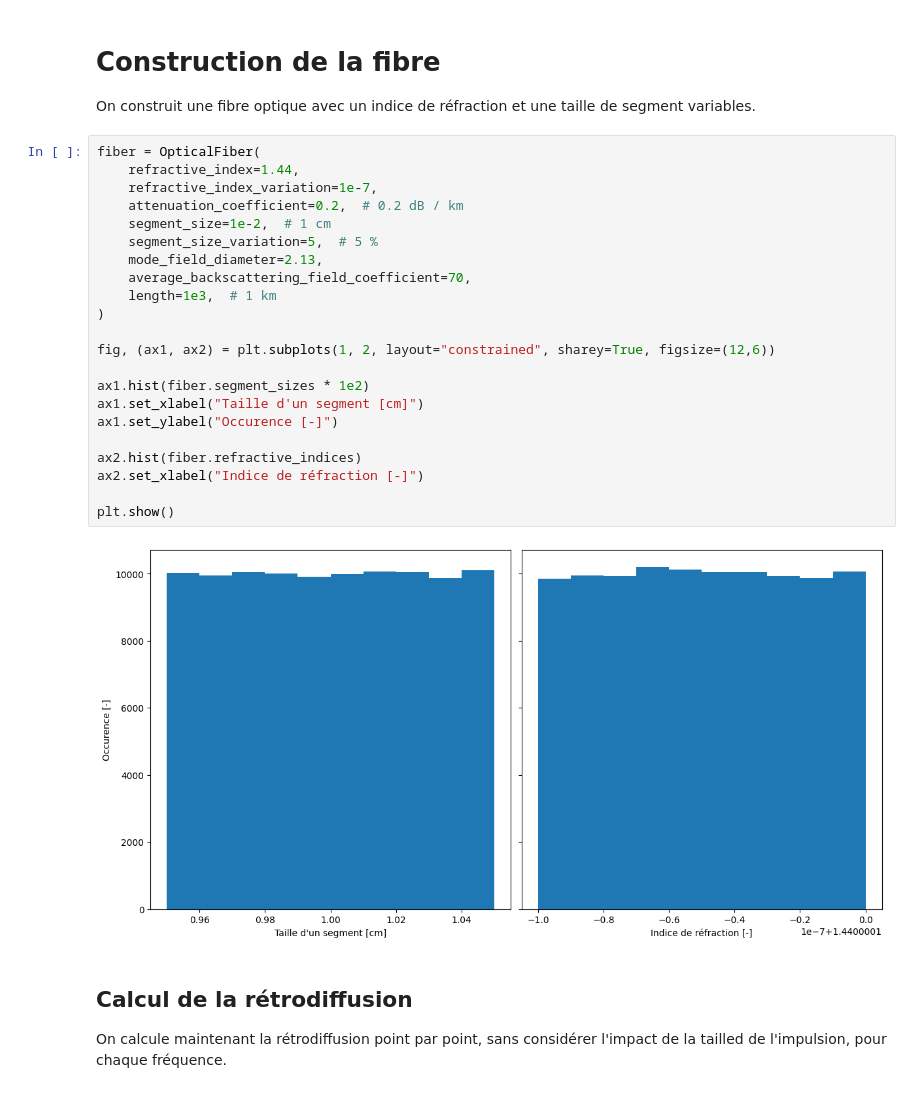
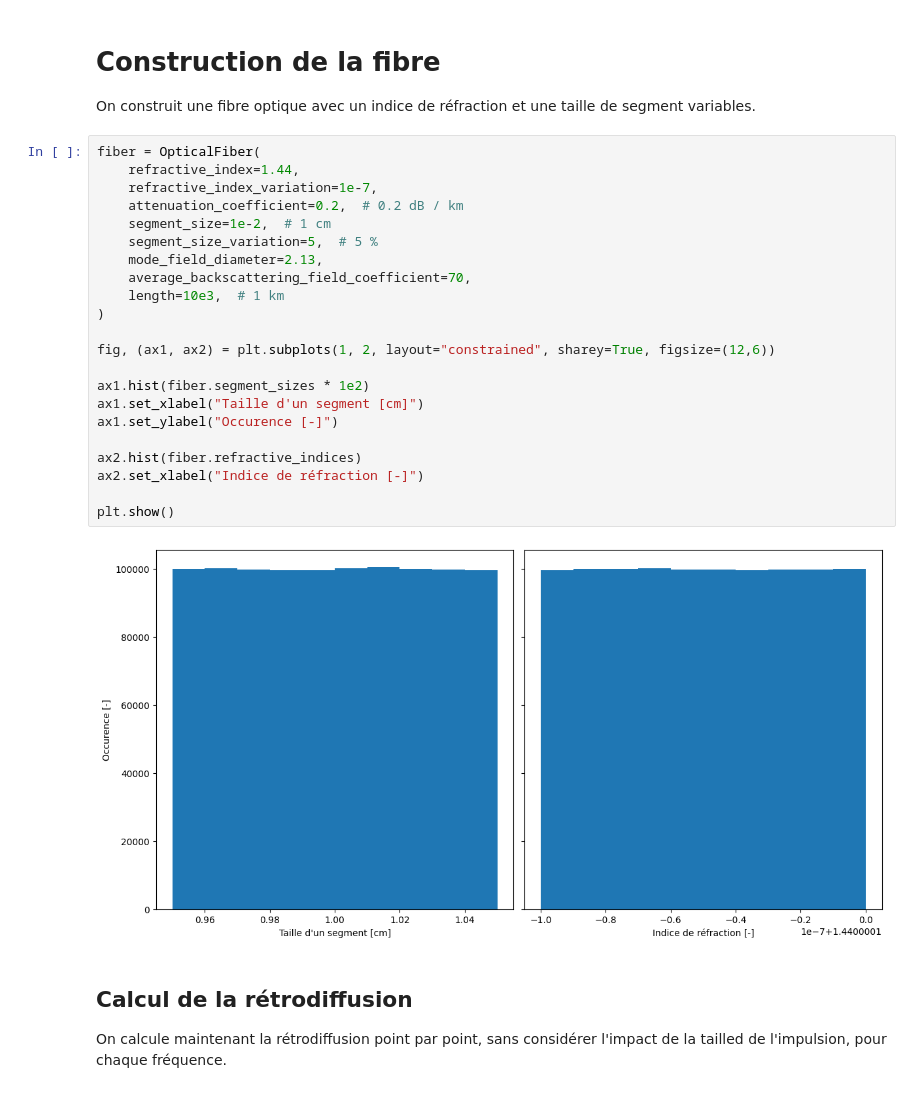
Before and after one commit to lbelangers/SS-Kapany, a Jupyter notebook: src/ssrayleigh/project.ipynb, the cells around one changed output. Drawn from its saved outputs; the diff is of its cells as text.

```diff
--- a/src/ssrayleigh/project.ipynb
+++ b/src/ssrayleigh/project.ipynb
@@ -96,27 +97,27 @@ On construit une fibre optique avec un indice de réfraction et une taille de se
 # %%
 fiber = OpticalFiber(
     refractive_index=1.44,
     refractive_index_variation=1e-7,
     attenuation_coefficient=0.2,  # 0.2 dB / km
     segment_size=1e-2,  # 1 cm
     segment_size_variation=5,  # 5 %
     mode_field_diameter=2.13,
     average_backscattering_field_coefficient=70,
-    length=1e3,  # 1 km
+    length=10e3,  # 1 km
 )
 
 fig, (ax1, ax2) = plt.subplots(1, 2, layout="constrained", sharey=True, figsize=(12,6))
 
 ax1.hist(fiber.segment_sizes * 1e2)
 ax1.set_xlabel("Taille d'un segment [cm]")
 ax1.set_ylabel("Occurence [-]")
 
 ax2.hist(fiber.refractive_indices)
 ax2.set_xlabel("Indice de réfraction [-]")
 
 plt.show()
 # %% [output]
-[figure, old version]
+[figure, new version]
 # %% [markdown]
 ## Calcul de la rétrodiffusion
 On calcule maintenant la rétrodiffusion point par point, sans considérer l'impact de la tailled de l'impulsion, pour chaque fréquence.
```
Also changed, not shown: parts of 8 cells of this notebook, 3 other files.
